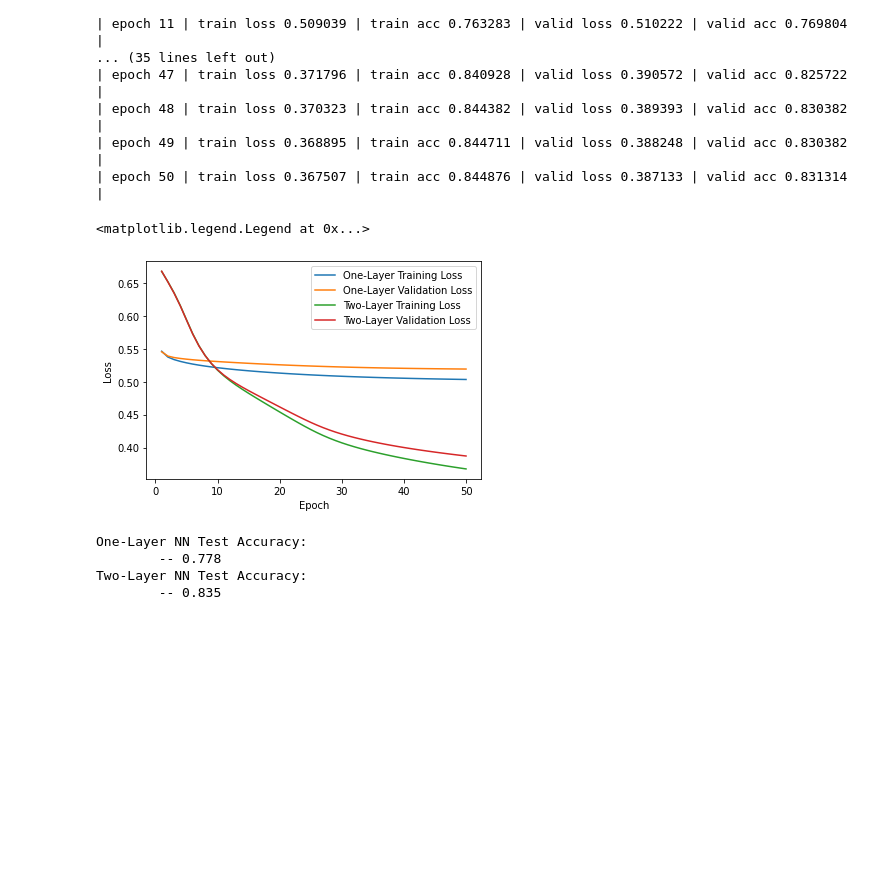
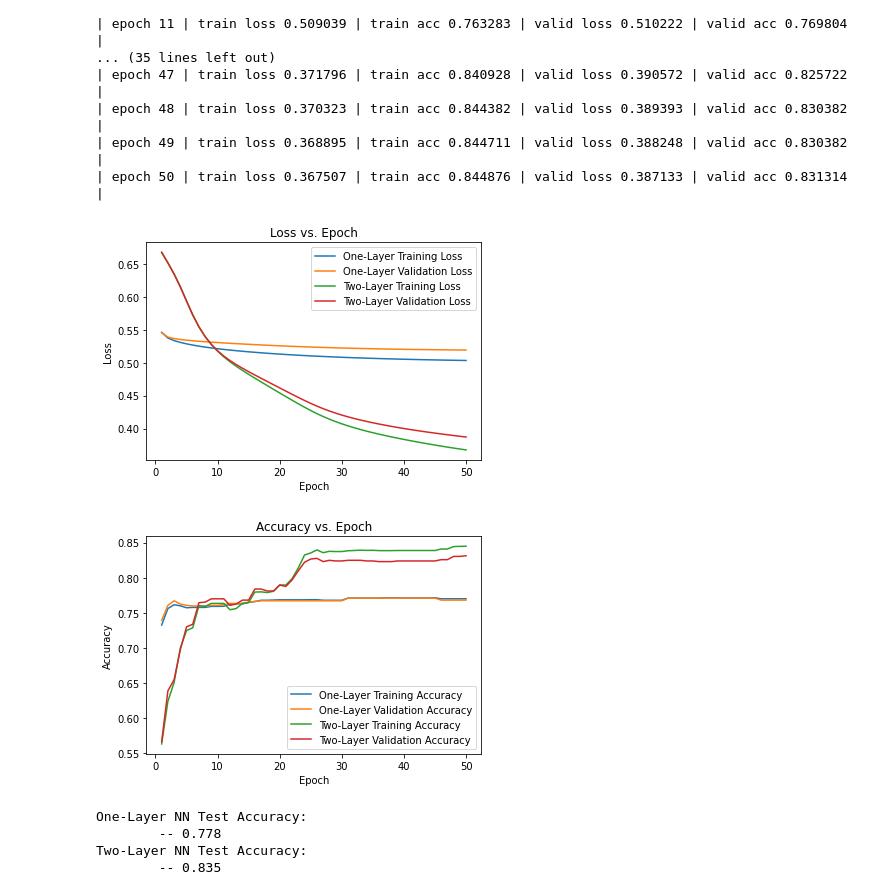
Before and after one commit to czhangy/UCLA-CS-Electives, a Jupyter notebook: CS/CS-M146/Homeworks/Homework-2/code.ipynb, the cells around one changed output. Cells and saved outputs as stored; diff of their text form; code cells hidden in the pictures; blank space fills up the shorter version.

```diff
--- a/CS/CS-M146/Homeworks/Homework-2/code.ipynb
+++ b/CS/CS-M146/Homeworks/Homework-2/code.ipynb
@@ -294,32 +291,36 @@ Start training model...
 # %%
 one_train_loss, one_valid_loss, one_train_acc, one_valid_acc = results_one
 two_train_loss, two_valid_loss, two_train_acc, two_valid_acc = results_two
 
 ### ========== TODO : START ========== ###
 ### part h: Plot the loss for training/validation for both the models on the same curve
 epochs = list(range(1, num_epochs + 1))
 plt.plot(epochs, one_train_loss, label = 'One-Layer Training Loss')
 plt.plot(epochs, one_valid_loss, label = 'One-Layer Validation Loss')
 plt.plot(epochs, two_train_loss, label = 'Two-Layer Training Loss')
 plt.plot(epochs, two_valid_loss, label = 'Two-Layer Validation Loss')
 plt.xlabel('Epoch')
 plt.ylabel('Loss')
+plt.title("Loss vs. Epoch")
 plt.legend()
+plt.show()
 ### ========== TODO : END ========== ###
 
 ### ========== TODO : START ========== ###
 ### part h: Plot the accuracies for training/validation for both the models on the same curve
-# plt.plot(epochs, one_train_acc, label = 'One-Layer Training Accuracy')
-# plt.plot(epochs, one_valid_acc, label = 'One-Layer Validation Accuracy')
-# plt.plot(epochs, two_train_acc, label = 'Two-Layer Training Accuracy')
-# plt.plot(epochs, two_valid_acc, label = 'Two-Layer Validation Accuracy')
-# plt.xlabel('Epoch')
-# plt.ylabel('Accuracy')
-# plt.legend()
+plt.plot(epochs, one_train_acc, label = 'One-Layer Training Accuracy')
+plt.plot(epochs, one_valid_acc, label = 'One-Layer Validation Accuracy')
+plt.plot(epochs, two_train_acc, label = 'Two-Layer Training Accuracy')
+plt.plot(epochs, two_valid_acc, label = 'Two-Layer Validation Accuracy')
+plt.xlabel('Epoch')
+plt.ylabel('Accuracy')
+plt.title("Accuracy vs. Epoch")
+plt.legend()
+plt.show()
 ### ========== TODO : END ========== ###
 # %% [output]
-<matplotlib.legend.Legend at 0x...>
-[figure, old version]
+[figure, new version]
+[figure, added]
 # %%
 ### ========== TODO : START ========== ###
 ### part i: Evaluate the test accuracies for both the models. Explain the behavior
```
Also changed, not shown: parts of 5 cells of this notebook, 1 other file.
